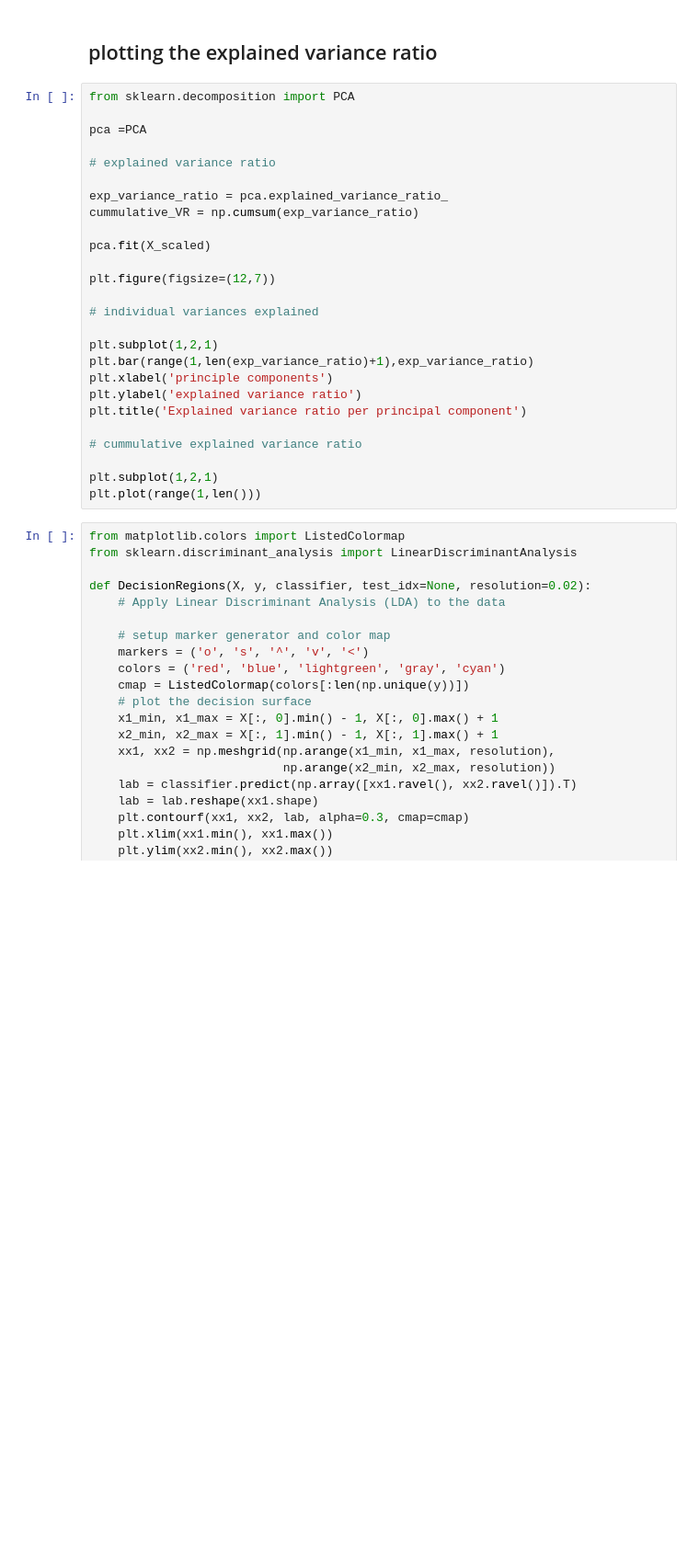
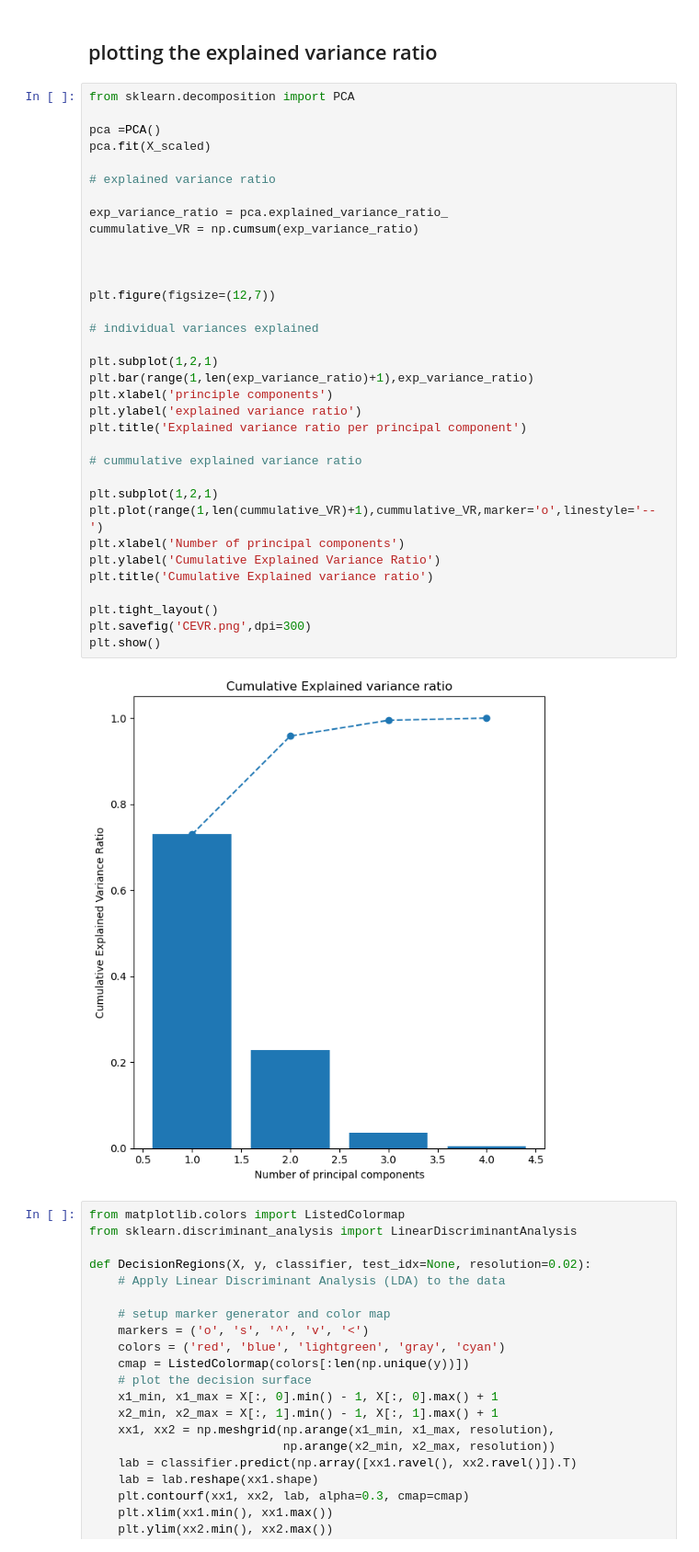
Before and after one commit to Danlof/Dimensionality_reduction, a Jupyter notebook: iris.ipynb, the cells around one changed output. Shown: that part at 92% size. Drawn from its saved outputs; the diff is of its cells as text; blank space fills up the shorter version.

```diff
--- a/iris.ipynb
+++ b/iris.ipynb
@@ -29,29 +49,39 @@ X_train, X_test, y_train, y_test = train_test_split(X_scaled, y,
 # %%
 from sklearn.decomposition import PCA
 
-pca =PCA
+pca =PCA()
+pca.fit(X_scaled)
 
 # explained variance ratio
 
 exp_variance_ratio = pca.explained_variance_ratio_
 cummulative_VR = np.cumsum(exp_variance_ratio)
 
-pca.fit(X_scaled)
+
 
 plt.figure(figsize=(12,7))
 
 # individual variances explained
 
 plt.subplot(1,2,1)
 plt.bar(range(1,len(exp_variance_ratio)+1),exp_variance_ratio)
 plt.xlabel('principle components')
 plt.ylabel('explained variance ratio')
 plt.title('Explained variance ratio per principal component')
 
 # cummulative explained variance ratio
 
 plt.subplot(1,2,1)
-plt.plot(range(1,len()))
+plt.plot(range(1,len(cummulative_VR)+1),cummulative_VR,marker='o',linestyle='--')
+plt.xlabel('Number of principal components')
+plt.ylabel('Cumulative Explained Variance Ratio')
+plt.title('Cumulative Explained variance ratio')
+
+plt.tight_layout()
+plt.savefig('CEVR.png',dpi=300)
+plt.show()
+# %% [output]
+[figure, added]
 # %%
 from matplotlib.colors import ListedColormap
 from sklearn.discriminant_analysis import LinearDiscriminantAnalysis
```
Also changed, not shown: parts of 9 cells of this notebook.
